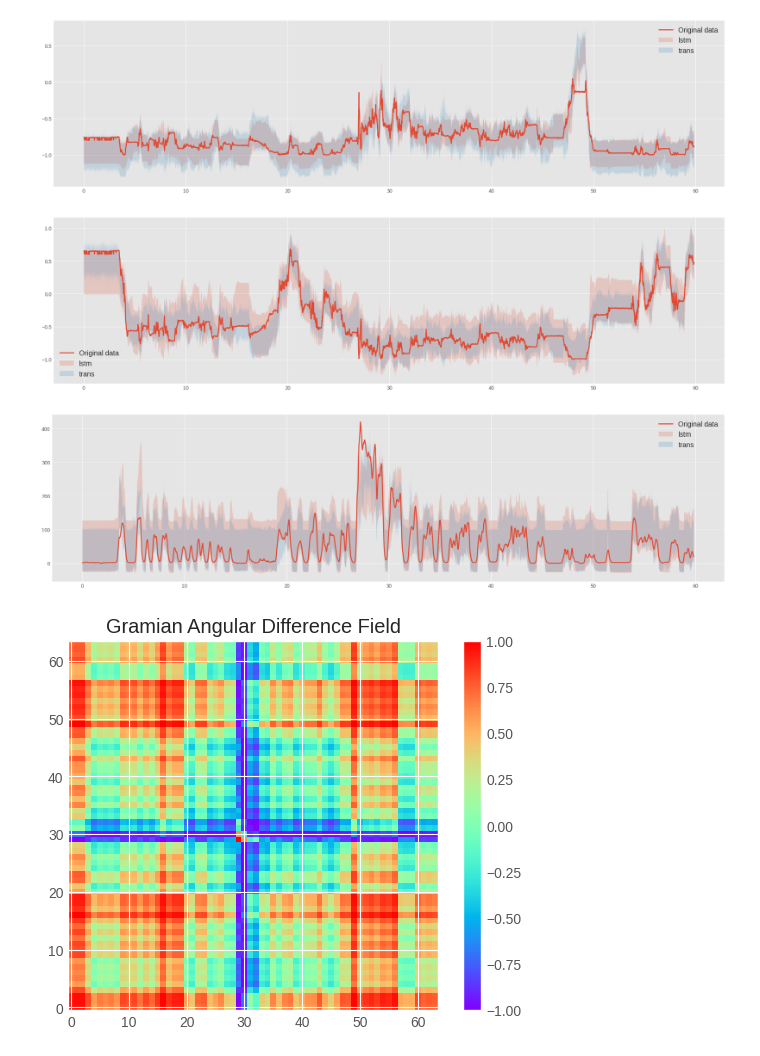
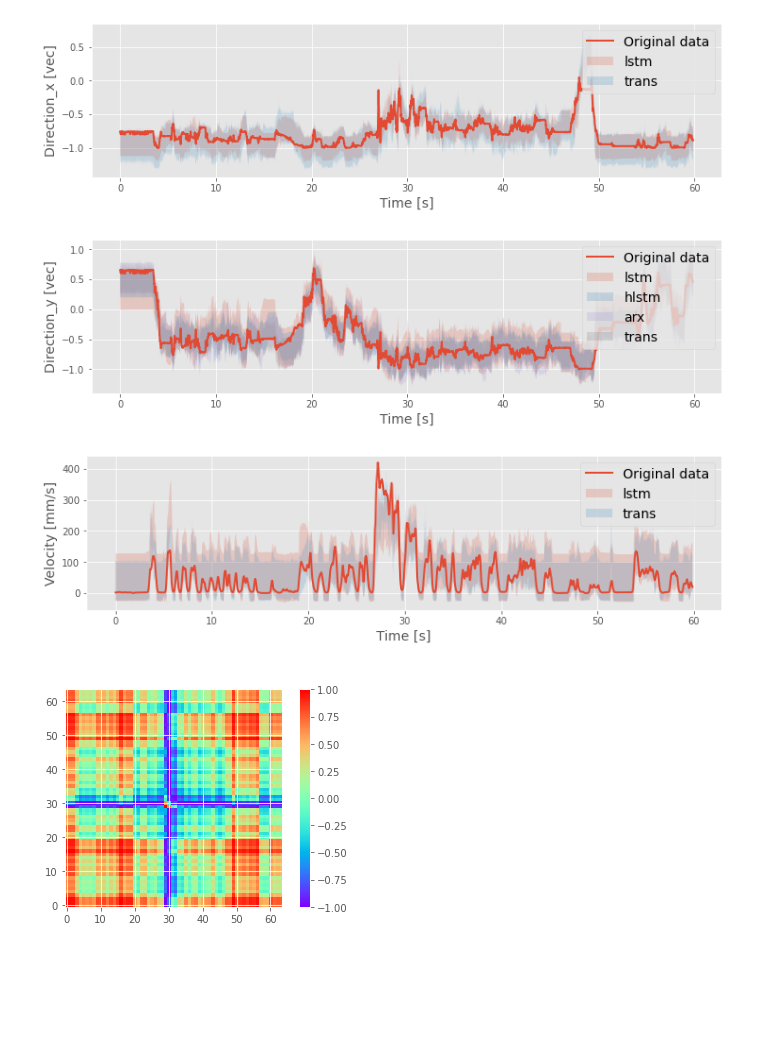
Before and after one commit to wangyuchen0217/cricket-motion-prediction, a Jupyter notebook: prediction_intervals.ipynb, the cells around one changed output. Drawn from its saved outputs; the diff is of its cells as text; code cells hidden in the pictures; blank space fills up the shorter version.

```diff
--- a/prediction_intervals.ipynb
+++ b/prediction_intervals.ipynb
@@ -40,58 +40,48 @@ def pred_intervals_direction(fold_path, window_size, time_step, cricket_number,
         names[model_type+"_lower_bounds_x"], names[model_type+"_upper_bounds_x"] = intervals_bounds(eval(model_type+"_pred_direction_x"), eval(model_type+"_label_direction_x"))
         names[model_type+"_lower_bounds_y"], names[model_type+"_upper_bounds_y"] = intervals_bounds(eval(model_type+"_pred_direction_y"), eval(model_type+"_label_direction_y"))
 
-    plt.figure(figsize=(24, 6))
+    plt.figure(figsize=(12, 3))
     plt.plot(t_test, eval("lstm_label_direction_x"), label="Original data", linewidth=2)
     for model_type in ["lstm","trans"]:
         plt.fill_between(t_test, eval(model_type+"_lower_bounds_x"), eval(model_type+"_upper_bounds_x"), alpha=0.2, label=model_type)
-        plt.legend(fontsize=14)
+        plt.ylabel("Direction_x [vec]", fontsize=14)
+        plt.xlabel("Time [s]", fontsize=14)
+        plt.legend(fontsize=14, loc="upper right",labelcolor="black")
 
-    plt.figure(figsize=(24, 6))
+    plt.figure(figsize=(12, 3))
     plt.plot(t_test, eval("lstm_label_direction_y"), label='Original data', linewidth=2)
-    for model_type in ["lstm","trans"]:
+    for model_type in ["lstm","hlstm","arx","trans"]:
         plt.fill_between(t_test, eval(model_type+"_lower_bounds_y"), eval(model_type+"_upper_bounds_y"), alpha=0.2, label=model_type)
-        plt.legend(fontsize=14)
+        plt.ylabel("Direction_y [vec]", fontsize=14)
+        plt.xlabel("Time [s]", fontsize=14)
+        plt.legend(fontsize=14, loc="upper right",labelcolor="black")
 
 def pred_intervals_vel(fold_path, window_size, time_step, cricket_number, input_pattern):
     names = globals()
     for model_type in ["lstm","hlstm","arx","trans"]:
         # get the vel data from the csv file
         vel_path = fold_path + "/Evaluation/Results/"+ model_type+"_"+str(window_size)+"_"+str(time_step)+"_"+cricket_number+"_Vel_"+input_pattern+".csv"
         vel = pd.read_csv(vel_path, usecols=[1,2,3,4,5,6])
         vel = np.array(vel)
         names[model_type+"_pred_vel"], names[model_type+"_pred_vel_x"], names[model_type+"_pred_vel_y"] = vel[:,0], vel[:,1], vel[:,2]
         names[model_type+"_label_vel"], names[model_type+"_label_vel_x"], names[model_type+"_label_vel_y"] = vel[:,3], vel[:,4], vel[:,5]
 
         end = len(eval("lstm_label_vel")) * 1/119.88
         t_test = np.arange(0, end, 1/119.88)
         names[model_type+"_lower_bounds_vel"], names[model_type+"_upper_bounds_vel"] = intervals_bounds(eval(model_type+"_pred_vel"), eval(model_type+"_label_vel"))
 
-    plt.figure(figsize=(24, 6))
+    plt.figure(figsize=(12, 3))
     plt.plot(t_test, eval("lstm_label_vel"), label="Original data", linewidth=2)
     for model_type in ["lstm","trans"]:
         plt.fill_between(t_test, eval(model_type+"_lower_bounds_vel"), eval(model_type+"_upper_bounds_vel"), alpha=0.2, label=model_type)
-        plt.legend(fontsize=14)
+        plt.ylabel("Velocity [mm/s]", fontsize=14)
+        plt.xlabel("Time [s]", fontsize=14)
+        plt.legend(fontsize=14, loc="upper right",labelcolor="black")
 
 pred_intervals_direction(fold_path, window_size, time_step, cricket_number, input_pattern)
 pred_intervals_vel(fold_path, window_size, time_step, cricket_number, input_pattern)
-
-plt.figure()
-gadf = GramianAngularField(image_size=64)
-gadf_image = gadf.fit_transform(eval("lstm_label_vel").reshape(1, -1))
-plt.imshow(gadf_image[0], cmap='rainbow', origin='lower')
-plt.colorbar()
-plt.title('Gramian Angular Difference Field')
-plt.show()
-
-plt.figure()
-gadf = GramianAngularField(image_size=64)
-gadf_image = gadf.fit_transform(eval("trans_pred_vel").reshape(1, -1))
-plt.imshow(gadf_image[0], cmap='rainbow', origin='lower')
-plt.colorbar()
-plt.title('Gramian Angular Difference Field')
-plt.show()
 # %% [output]
-[figure, old version]
+[figure, new version]
-[figure, old version]
+[figure, new version]
-[figure, old version]
+[figure, new version]
-[figure, old version]
+[figure, new version]
```
Also changed, not shown: parts of 3 cells of this notebook.
